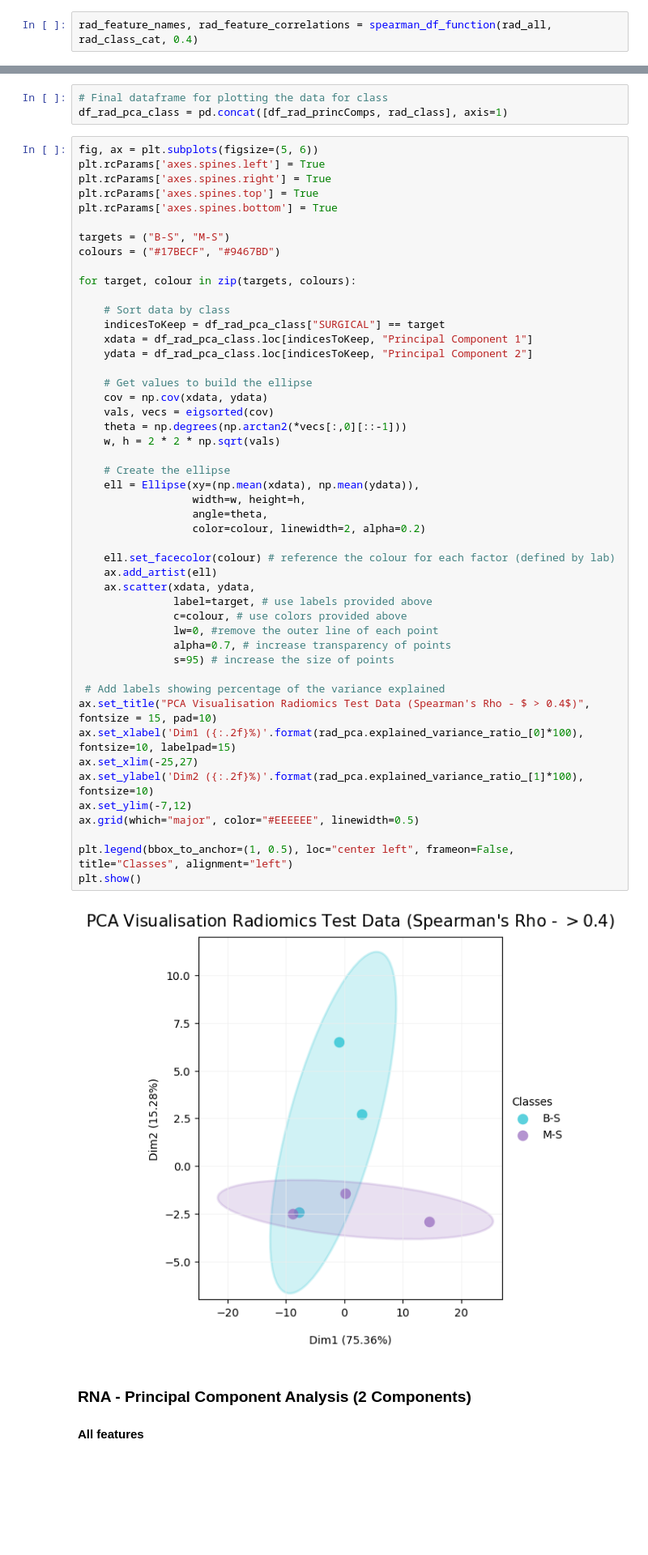
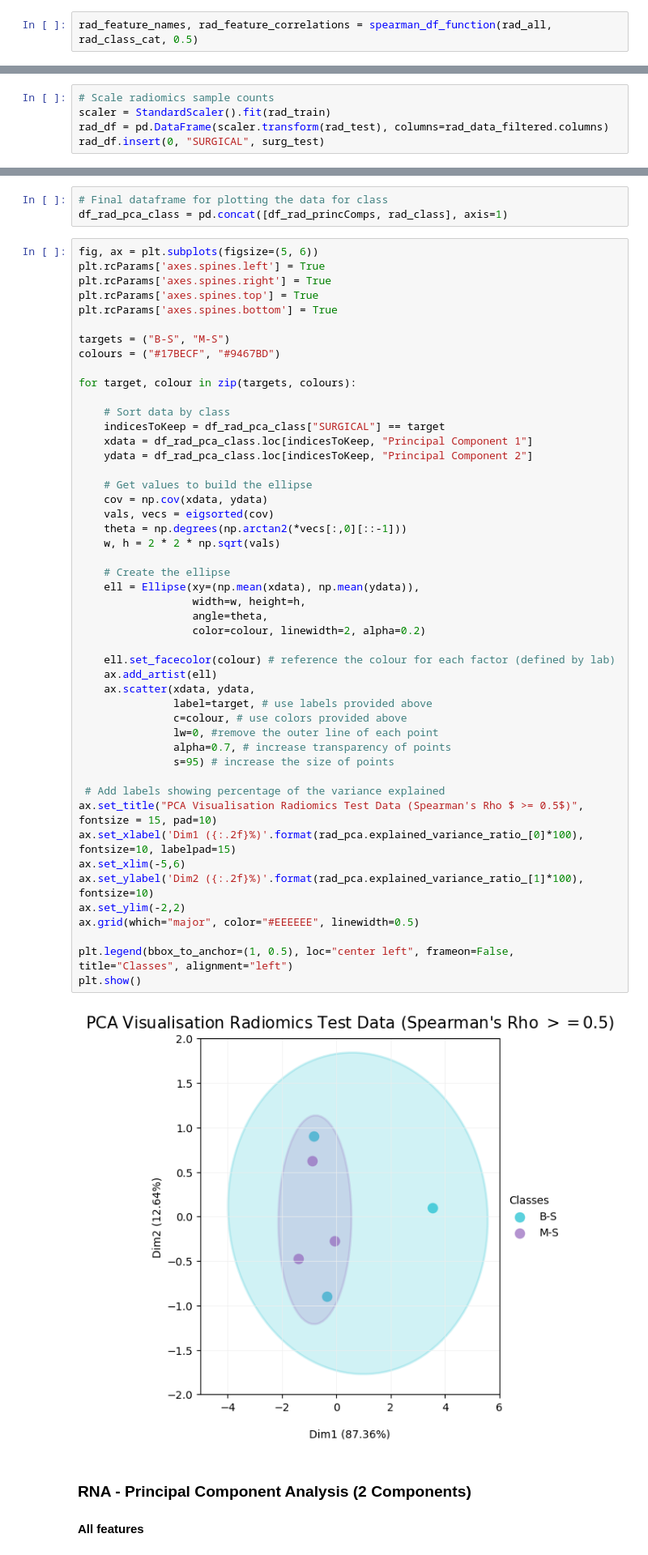
Before and after one commit to KristoferLintonReid/ultrasound-contrastivemodels, a Jupyter notebook: notebooks/plots_original.ipynb, the cells around one changed output, grey strips where cells are left out. Shown at 81% size. Saved outputs shown, nothing was run; the diff lists cells and outputs as text; blank space fills up the shorter version.

```diff
--- a/notebooks/plots_original.ipynb
+++ b/notebooks/plots_original.ipynb
@@ -594,7 +594,7 @@ def spearman_df_function(features, target, threshold):
 
     return feature_names, feature_correlations
 # %%
-rad_feature_names, rad_feature_correlations = spearman_df_function(rad_all, rad_class_cat, 0.4)
+rad_feature_names, rad_feature_correlations = spearman_df_function(rad_all, rad_class_cat, 0.5)
 # %%
 spearman_df = pd.DataFrame(
     {
@@ -1168,0 +1147,5 @@ rad_df
+# %%
+# Scale radiomics sample counts
+scaler = StandardScaler().fit(rad_train)
+rad_df = pd.DataFrame(scaler.transform(rad_test), columns=rad_data_filtered.columns)
+rad_df.insert(0, "SURGICAL", surg_test)
@@ -1380,37 +1374,37 @@ for target, colour in zip(targets, colours):
 
     # Get values to build the ellipse
     cov = np.cov(xdata, ydata)
     vals, vecs = eigsorted(cov)
     theta = np.degrees(np.arctan2(*vecs[:,0][::-1]))
     w, h = 2 * 2 * np.sqrt(vals)
 
     # Create the ellipse
     ell = Ellipse(xy=(np.mean(xdata), np.mean(ydata)),
                   width=w, height=h,
                   angle=theta,
                   color=colour, linewidth=2, alpha=0.2)
 
     ell.set_facecolor(colour) # reference the colour for each factor (defined by lab)
     ax.add_artist(ell)
     ax.scatter(xdata, ydata,
                label=target, # use labels provided above
                c=colour, # use colors provided above
                lw=0, #remove the outer line of each point
                alpha=0.7, # increase transparency of points
                s=95) # increase the size of points
 
  # Add labels showing percentage of the variance explained
-ax.set_title("PCA Visualisation Radiomics Test Data (Spearman's Rho - $ > 0.4$)", fontsize = 15, pad=10)
+ax.set_title("PCA Visualisation Radiomics Test Data (Spearman's Rho $ >= 0.5$)", fontsize = 15, pad=10)
 ax.set_xlabel('Dim1 ({:.2f}%)'.format(rad_pca.explained_variance_ratio_[0]*100), fontsize=10, labelpad=15)
-ax.set_xlim(-25,27)
+ax.set_xlim(-5,6)
 ax.set_ylabel('Dim2 ({:.2f}%)'.format(rad_pca.explained_variance_ratio_[1]*100), fontsize=10)
-ax.set_ylim(-7,12)
+ax.set_ylim(-2,2)
 ax.grid(which="major", color="#EEEEEE", linewidth=0.5)
 
 plt.legend(bbox_to_anchor=(1, 0.5), loc="center left", frameon=False, title="Classes", alignment="left")
 plt.show()
 # %% [output]
-[figure, old version]
+[figure, new version]
 # %% [markdown]
 ### RNA - Principal Component Analysis (2 Components)
 
```
Also changed, not shown: parts of 30 cells of this notebook.
